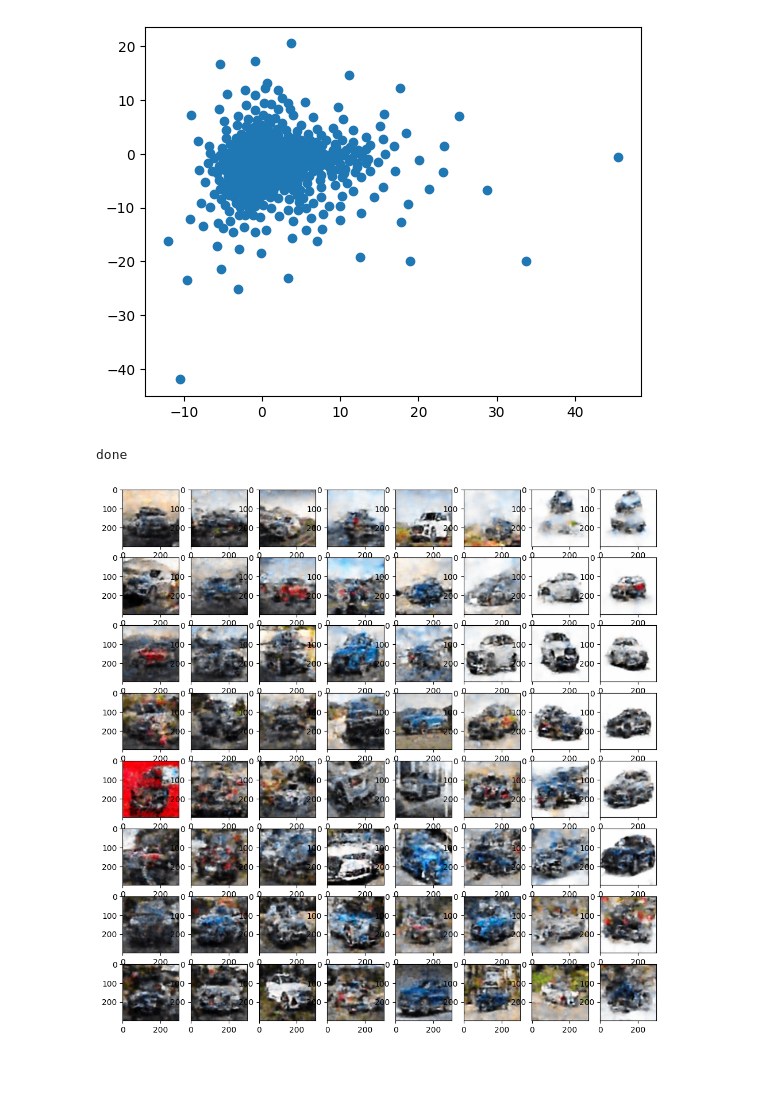
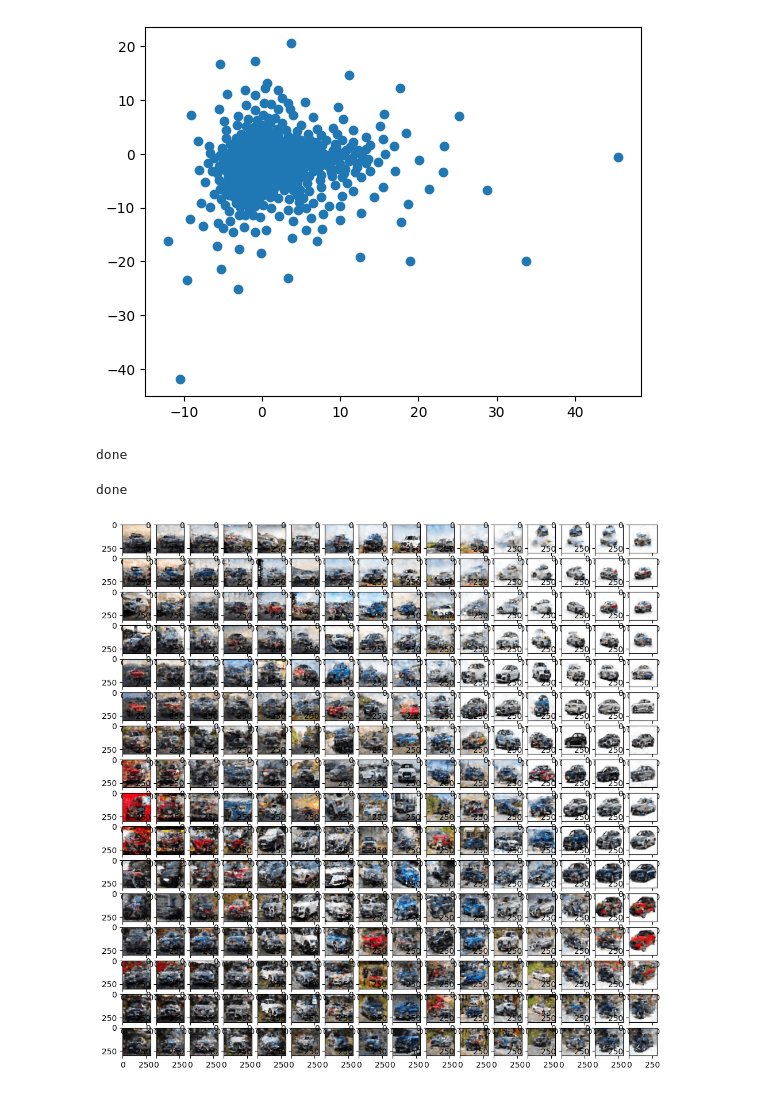
Before and after one commit to bredisrising/ImageGenerators, a Jupyter notebook: basic_autoencoder.ipynb, the cells around one changed output. Saved outputs shown, nothing was run; the diff lists cells and outputs as text; code cells hidden in the pictures.

```diff
--- a/basic_autoencoder.ipynb
+++ b/basic_autoencoder.ipynb
@@ -232,5 +232,7 @@ plt.scatter(x, y)
 # %% [output]
 <matplotlib.collections.PathCollection at 0x...>
 [figure]
+# %%
+SAMPLES = 16
 # %%
 from torchvision.transforms import transforms
@@ -239,9 +244,21 @@ transforms.ToT
+# %%
+# resize real samples
+real = []
+
+for i in range(SAMPLES**2):
+    real_image = dataset[i][0]
+    resized = totensor(toimage(real_image).resize((299,299)))
+    real.append(resized)
+
+print('done')
+pickle.dump(real, open("./samples_for_fid/real_car_samples_autoencoder.pkl", 'wb'))
+# %% [output]
+done
 # %%
-SAMPLES = 8 # squared
+# generate fake samples
+
 generated = []
 
-totensor = transforms.ToTensor()
-toimage = transforms.ToPILImage()
 
 x_range = 10 - -7
 y_range = 10 - -10
@@ -259,14 +276,15 @@ for i in range(SAMPLES):
 
         gened = autoencoder.decoder(autoencoder.linear_before_decoder(latent_vector).view(64, 8, 8))
 
-        generated.append(toimage(gened).resize((299, 299)))
+        generated.append(totensor(toimage(gened).resize((299, 299))))
 print('done')
+pickle.dump(generated, open("./samples_for_fid/fake_car_samples_autoencoder.pkl", 'wb'))
 # %% [output]
 done
 # %%
-fig, axs = plt.subplots(8, 8, figsize=(12, 12))
+fig, axs = plt.subplots(16, 16, figsize=(12, 12))
 for i in range(SAMPLES):
     for j in range(SAMPLES):
-        axs[i][j].imshow(generated[i*8+j])
+        axs[i][j].imshow(generated[i*16+j].detach().permute(1,2,0).numpy())
 # %% [output]
-[figure, old version]
+[figure, new version]
```
Also changed, not shown: parts of 4 cells of this notebook, 7 other files.
